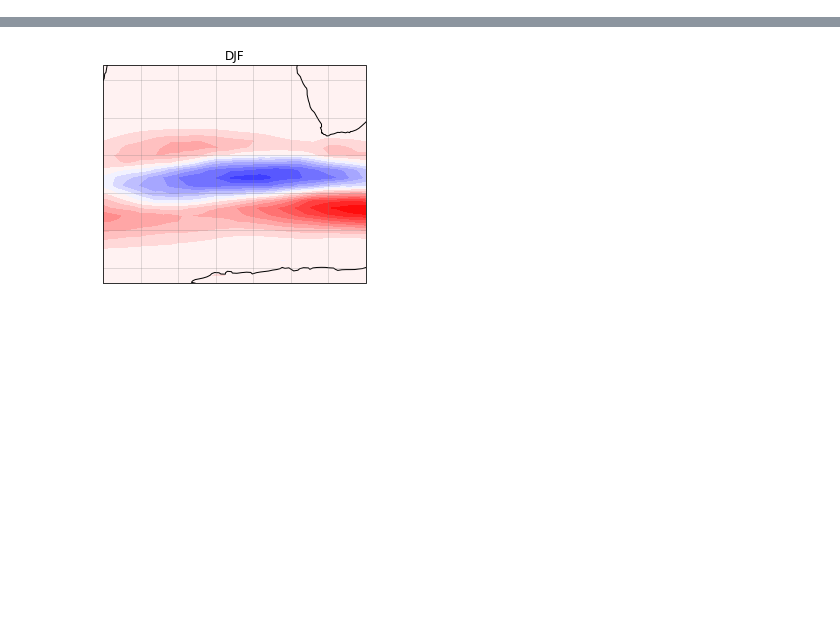
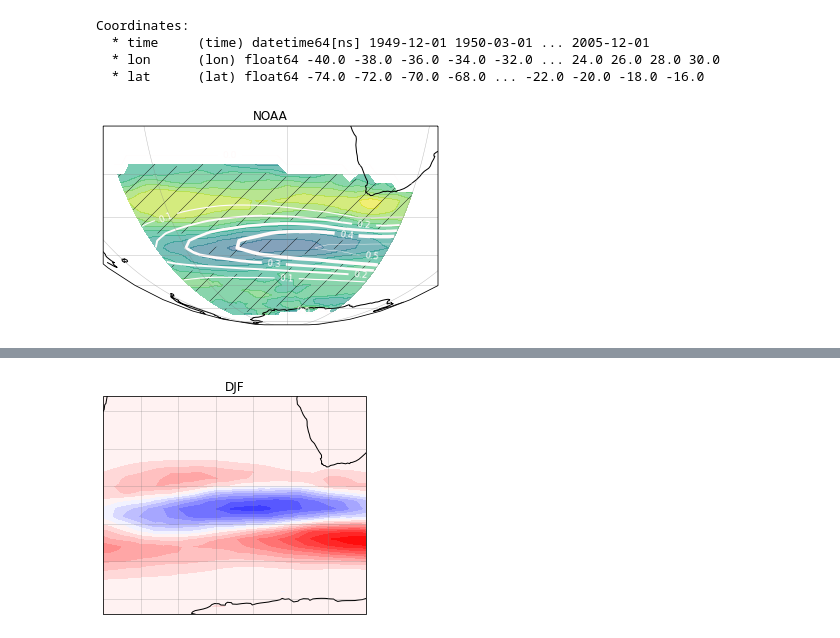
Before and after one commit to peterm790/MASTERS, a Jupyter notebook: JET/Plots_2D.ipynb, the cells around one changed output, grey strips where cells are left out. Saved outputs shown, nothing was run; the diff lists cells and outputs as text; code cells hidden in the pictures; blank space fills up the shorter version.

```diff
--- a/JET/Plots_2D.ipynb
+++ b/JET/Plots_2D.ipynb
@@ -12,26 +12,37 @@ import pickle
 jetdic = pickle.load( open( "../JET_OUT/jettrack_2D.p", "rb" ) )
 pvdic = pickle.load( open( "../JET_OUT/jettrack_2D_pv.p", "rb" ) )
 cordic = pickle.load( open( "../JET_OUT/jettrack_2D_cor.p", "rb" ) )
+# %%
+jetdic['NOAA'].coords
+# %% [output]
+Coordinates:
+  * time     (time) datetime64[ns] 1949-12-01 1950-03-01 ... 2005-12-01
+  * lon      (lon) float64 -40.0 -38.0 -36.0 -34.0 -32.0 ... 24.0 26.0 28.0 30.0
+  * lat      (lat) float64 -74.0 -72.0 -70.0 -68.0 ... -22.0 -20.0 -18.0 -16.0
 # %%
 cormax = max((np.nanmax(cordic[key].values) for key in cordic))
 cormin = min((np.nanmin(cordic[key].values) for key in cordic))
 levels = np.linspace(round(-0.7,1),round(0.7,1), 15)
 # %%
-for index in jetdic:
+#for index in jetdic:
+for index in ['NOAA']:
     ax = plt.axes(projection=ccrs.Orthographic())
     ax.coastlines()
     plt.rcParams['hatch.linewidth']=0.4
     plt.rcParams['hatch.color']='black'
     c = ax.contourf(cordic[index].lon,cordic[index].lat,cordic[index],levels=levels, transform = ccrs.PlateCarree(),alpha=0.6)
     sig = ax.contourf(pvdic[index].lon,pvdic[index].lat,pvdic[index],levels = [0,0.05], hatches=["/"], transform = ccrs.PlateCarree(),alpha=0)
     prob = ax.contour(jetdic[index].lon,jetdic[index].lat,jetdic[index].mean(dim='time'),vmin=0,vmax=1,colors = 'snow',levels = 5,linewidths=np.linspace(0.4,3.5,5), transform = ccrs.PlateCarree(),alpha=1)
     ax.clabel(prob, inline=True, fontsize=9)
     plt.title(str(index))
     ax.set_extent([-40, 32, -20, -85], ccrs.PlateCarree())
     #plt.colorbar(c)
     ax.gridlines(linewidth=0.5, color='gray', alpha=0.5)
     plt.savefig('../JET_OUT/correlation_plots/pdf/'+str(index)+'_Jet_correlation.pdf')
     plt.savefig('../JET_OUT/correlation_plots/png/'+str(index)+'_Jet_correlation.png',dpi=1200)
     plt.savefig('../JET_OUT/correlation_plots/svg/'+str(index)+'_Jet_correlation.svg', format='svg', dpi=1200)
-    plt.close()
+    #plt.close()
+    plt.show()
+# %% [output]
+[figure, added]
 # %%
```
Also changed, not shown: parts of 2 cells of this notebook, 2 other files.
